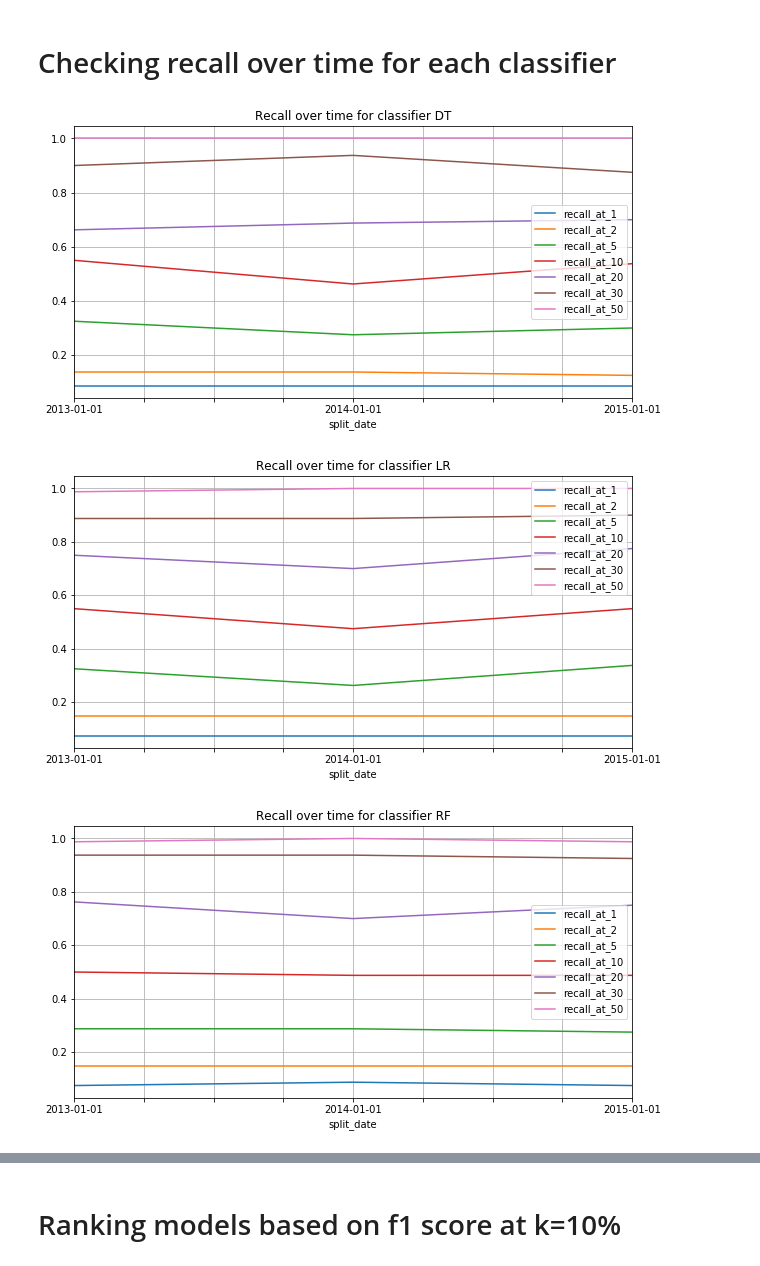
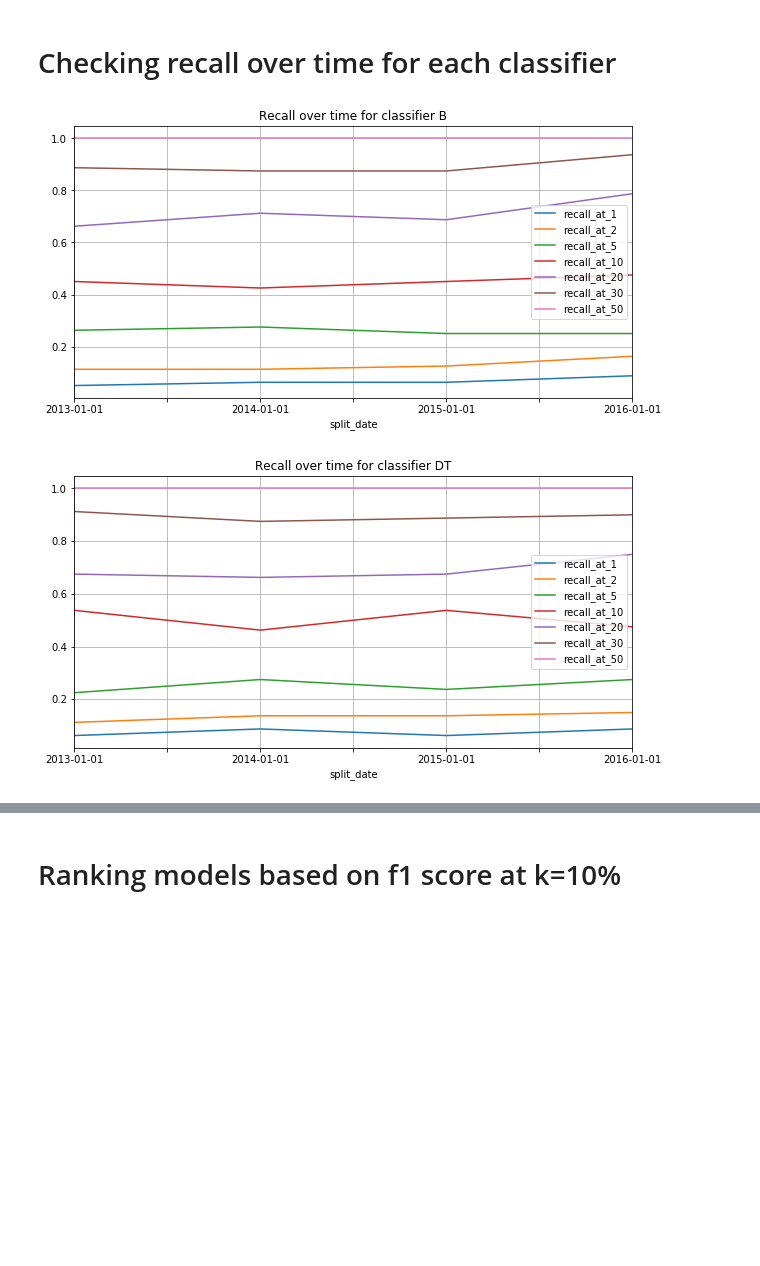
Before and after one commit to cariasmartelo/eviction-data-quality, a Jupyter notebook: scripts/model_analysis.ipynb, the cells around one changed output, grey strips where cells are left out. Drawn from its saved outputs; the diff is of its cells as text; code cells hidden in the pictures; blank space fills up the shorter version.

Commit message:
Model Analysis and README

```diff
--- a/scripts/model_analysis.ipynb
+++ b/scripts/model_analysis.ipynb
@@ -6,5 +6,7 @@ import pandas as pd
 import matplotlib.pyplot as plt
 import seaborn as sns
 # %%
-models = pd.read_csv("small_DT_RF_LR_GB_B.csv")
-models.sort_values('p_at_10', ascending = False)[['clf', 'parameters', 'p_at_10']].head()
+rf = pd.read_csv("rf_final_results.csv")
+gb = pd.read_csv('GB_results.csv')
+dt_lr_b = pd.read_csv('results_dt_lr_b.csv')
+#models.sort_values('p_at_10', ascending = False)[['clf', 'parameters', 'p_at_10']].head()
@@ -18,3 +13,5 @@ models.sort_values('p_at_10', ascending = False)[['clf', 'parameters', 'p_at_10'
+# %%
+models = pd.concat([rf, gb, dt_lr_b])
 # %%
 summary = pd.pivot_table(models,
                          index=['model_type', 'split_date'],
@@ -77,19 +94,18 @@ summary[p_list].sort_values(by='p_at_10', ascending=False)
 # Checking recall over time for each classifier
 # %%
 m = 0
-n = 3
+n = 4
 while n < 10:
     df = summary[recall_list].reset_index().iloc[m:n]
     df.set_index('split_date').plot(figsize = (10,5),
                                 grid = True,
                                 title = "Recall over time for classifier {}".format(df['model_type'].iloc[0]))
     plt.show()
-    m += 3
-    n += 3
+    m += 4
+    n += 4
 # %% [output]
-[figure, old version]
+[figure, new version]
-[figure, old version]
+[figure, new version]
-[figure, removed]
 # %%
 summary[recall_list].sort_values(by='recall_at_10', ascending=False)
 # %% [output]
```
Also changed, not shown: parts of 10 cells of this notebook, 2 other files.
